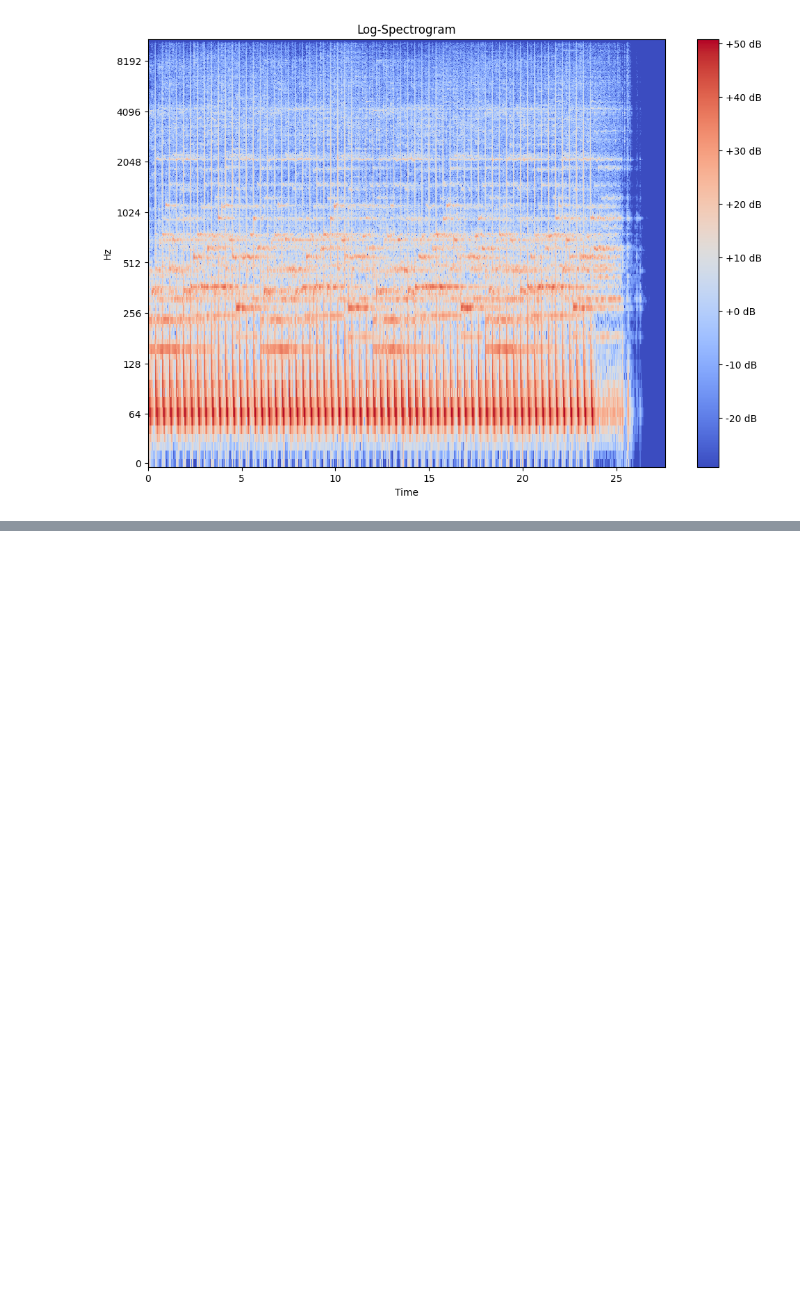
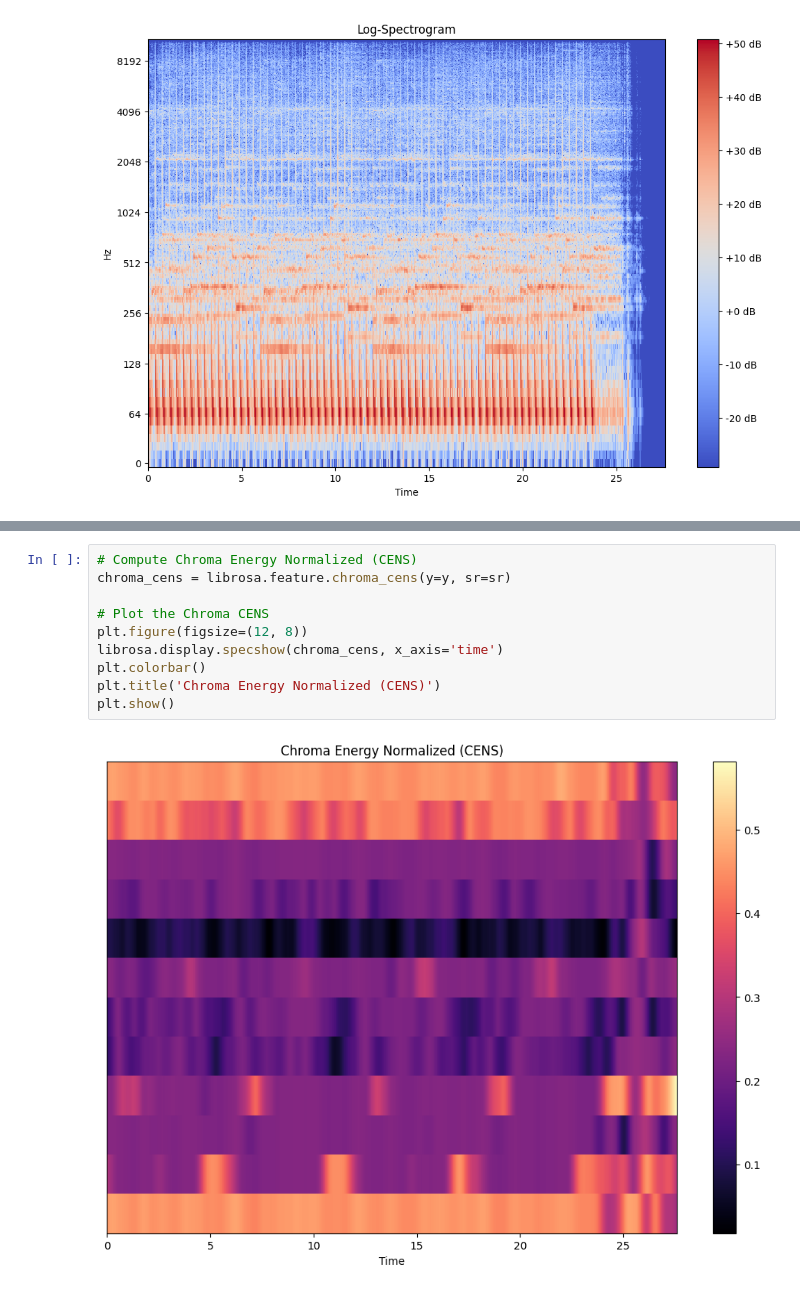
Before and after one commit to ka-de/notebooks, a Jupyter notebook: Audio/Show Me Your Sound.ipynb, the cells around one changed output, grey strips where cells are left out. Cells and saved outputs as stored; diff of their text form; blank space fills up the shorter version.

```diff
--- a/Audio/Show Me Your Sound.ipynb
+++ b/Audio/Show Me Your Sound.ipynb
@@ -93,0 +127,12 @@ plt.show()
+# %%
+# Compute Chroma Energy Normalized (CENS)
+chroma_cens = librosa.feature.chroma_cens(y=y, sr=sr)
+
+# Plot the Chroma CENS
+plt.figure(figsize=(12, 8))
+librosa.display.specshow(chroma_cens, x_axis='time')
+plt.colorbar()
+plt.title('Chroma Energy Normalized (CENS)')
+plt.show()
+# %% [output]
+[figure, added]
```
Also changed, not shown: parts of 6 cells of this notebook, 8 other files.
